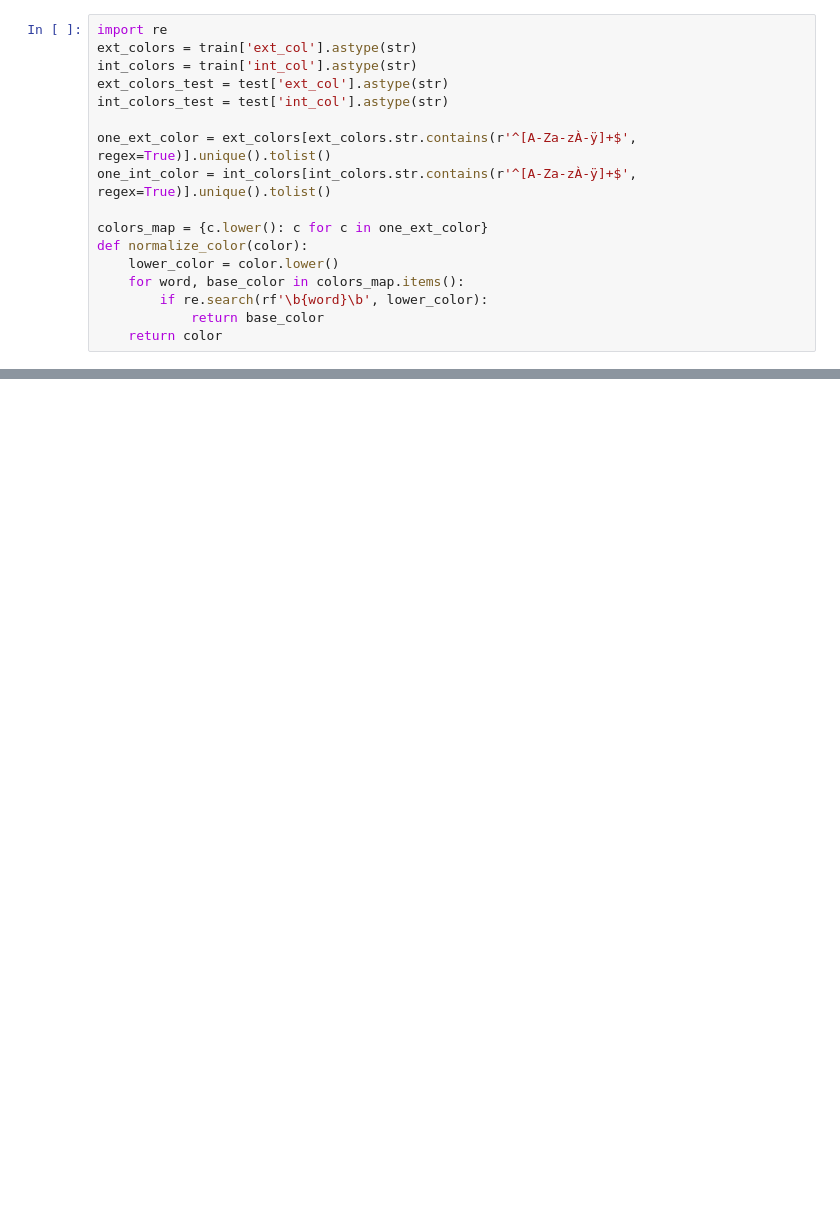
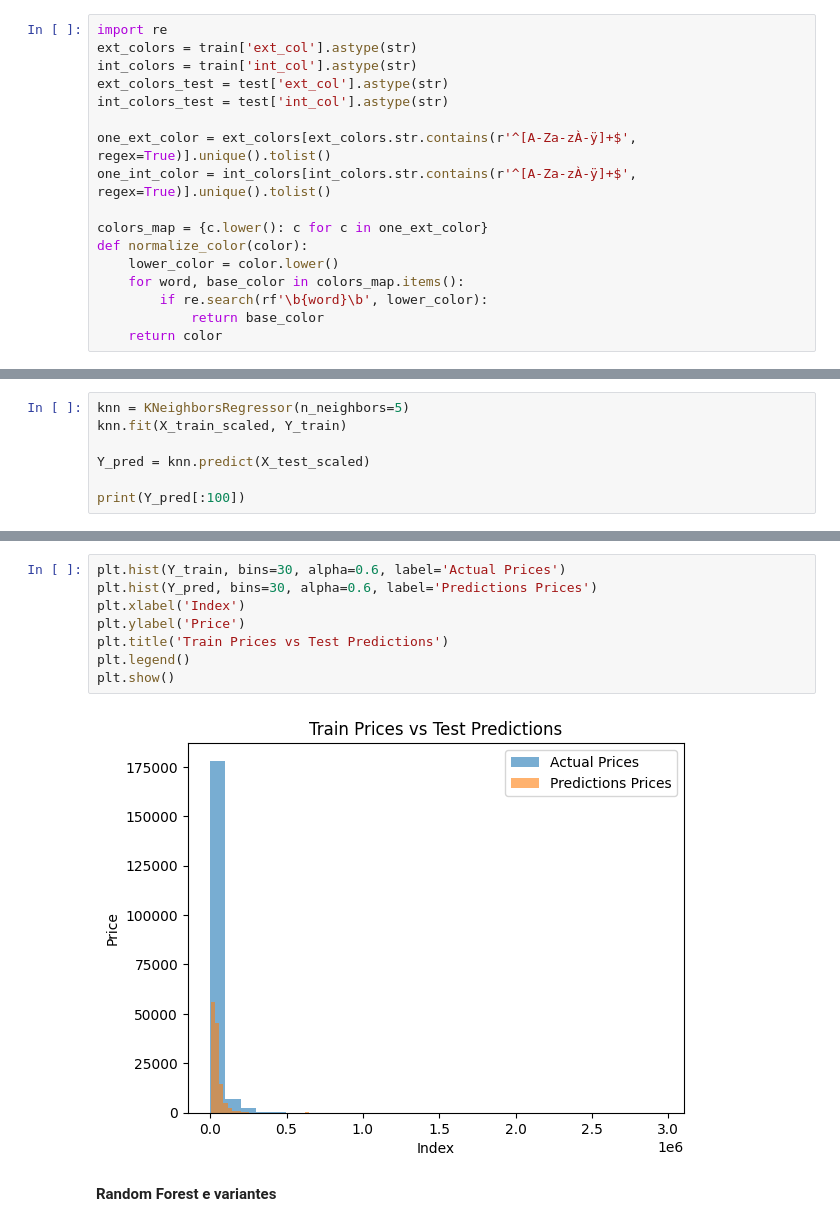
Before and after one commit to ThaylaalyahT/AA_TP1, a Jupyter notebook: car_price_prediction_test.ipynb, the cells around one changed output, grey strips where cells are left out. Cells and saved outputs as stored; diff of their text form; blank space fills up the shorter version.

```diff
--- a/car_price_prediction_test.ipynb
+++ b/car_price_prediction_test.ipynb
@@ -291,0 +445,7 @@ test
+# %%
+knn = KNeighborsRegressor(n_neighbors=5)
+knn.fit(X_train_scaled, Y_train)
+
+Y_pred = knn.predict(X_test_scaled)
+
+print(Y_pred[:100])
@@ -291,0 +466,12 @@ test
+# %%
+plt.hist(Y_train, bins=30, alpha=0.6, label='Actual Prices')
+plt.hist(Y_pred, bins=30, alpha=0.6, label='Predictions Prices')
+plt.xlabel('Index')
+plt.ylabel('Price')
+plt.title('Train Prices vs Test Predictions')
+plt.legend()
+plt.show()
+# %% [output]
+[figure, added]
+# %% [markdown]
+**Random Forest e variantes**
```
Also changed, not shown: parts of 24 cells of this notebook.
